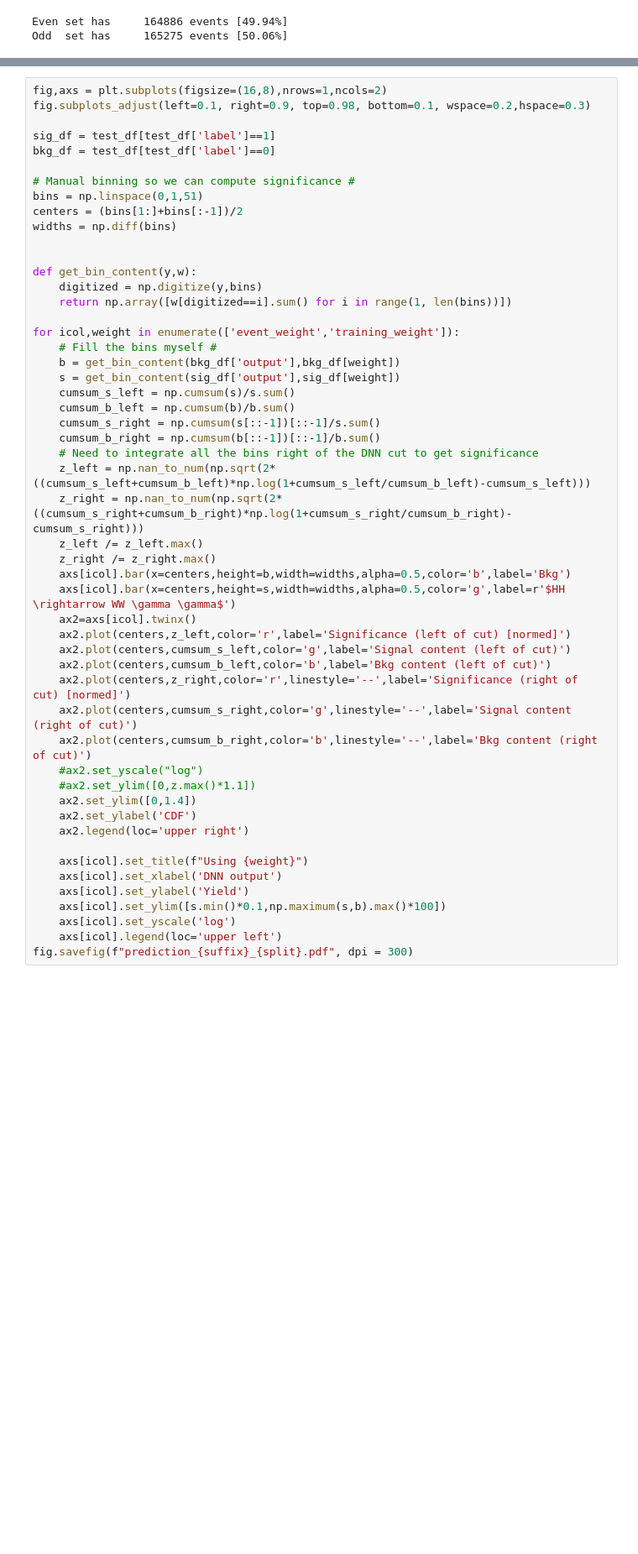
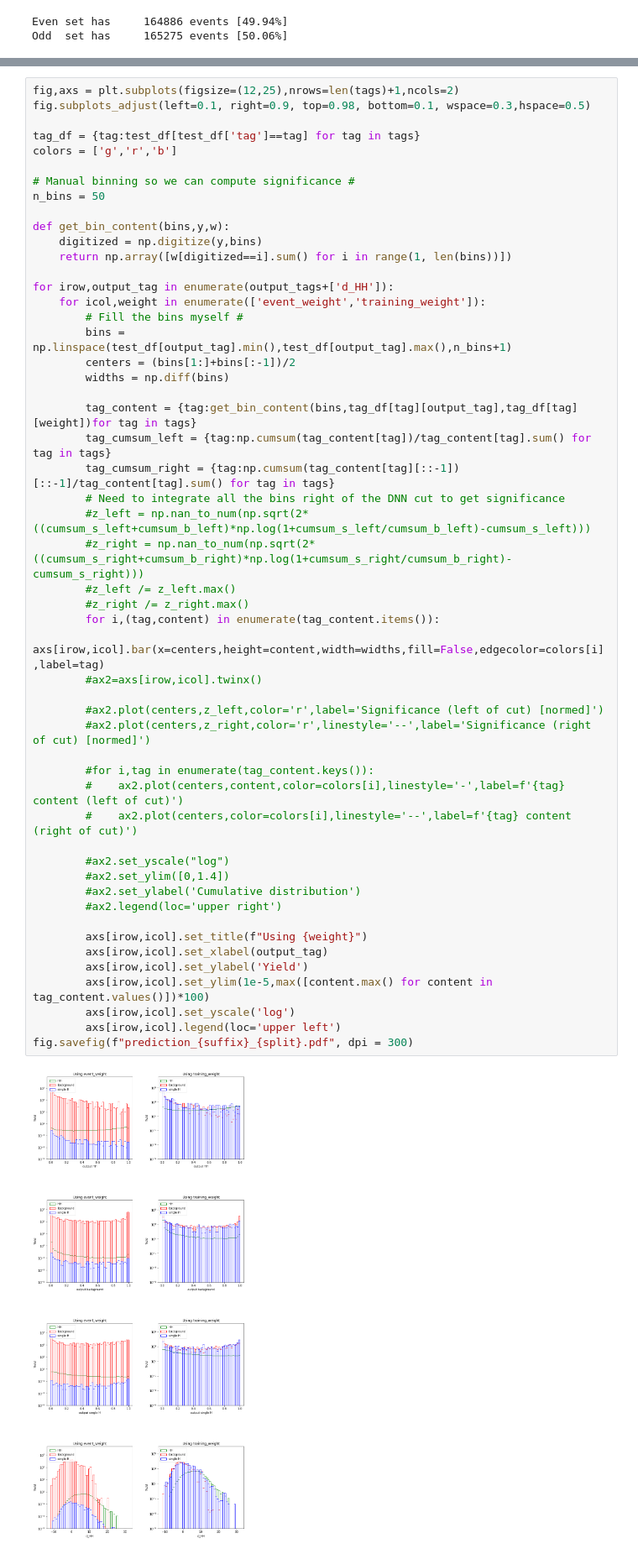
Before and after one commit to suatdonertas/DNN_HHWWGG, a Jupyter notebook: DNN.ipynb, the cells around one changed output, grey strips where cells are left out. Shown at 84% size. Drawn from its saved outputs; the diff is of its cells as text; blank space fills up the shorter version.

```diff
--- a/DNN.ipynb
+++ b/DNN.ipynb
@@ -538,55 +583,57 @@ roc.rocAndSig(y_true     = test_df['label'],
 # %%
-fig,axs = plt.subplots(figsize=(16,8),nrows=1,ncols=2)
-fig.subplots_adjust(left=0.1, right=0.9, top=0.98, bottom=0.1, wspace=0.2,hspace=0.3)
+fig,axs = plt.subplots(figsize=(12,25),nrows=len(tags)+1,ncols=2)
+fig.subplots_adjust(left=0.1, right=0.9, top=0.98, bottom=0.1, wspace=0.3,hspace=0.5)
 
-sig_df = test_df[test_df['label']==1]
-bkg_df = test_df[test_df['label']==0]
+tag_df = {tag:test_df[test_df['tag']==tag] for tag in tags}
+colors = ['g','r','b']
 
 # Manual binning so we can compute significance #
-bins = np.linspace(0,1,51)
-centers = (bins[1:]+bins[:-1])/2
-widths = np.diff(bins)
+n_bins = 50
 
-
-def get_bin_content(y,w):
+def get_bin_content(bins,y,w):
     digitized = np.digitize(y,bins)
     return np.array([w[digitized==i].sum() for i in range(1, len(bins))])
 
-for icol,weight in enumerate(['event_weight','training_weight']):
-    # Fill the bins myself #
-    b = get_bin_content(bkg_df['output'],bkg_df[weight])
-    s = get_bin_content(sig_df['output'],sig_df[weight])
-    cumsum_s_left = np.cumsum(s)/s.sum()
-    cumsum_b_left = np.cumsum(b)/b.sum()
-    cumsum_s_right = np.cumsum(s[::-1])[::-1]/s.sum()
-    cumsum_b_right = np.cumsum(b[::-1])[::-1]/b.sum()
-    # Need to integrate all the bins right of the DNN cut to get significance
-    z_left = np.nan_to_num(np.sqrt(2*((cumsum_s_left+cumsum_b_left)*np.log(1+cumsum_s_left/cumsum_b_left)-cumsum_s_left)))
-    z_right = np.nan_to_num(np.sqrt(2*((cumsum_s_right+cumsum_b_right)*np.log(1+cumsum_s_right/cumsum_b_right)-cumsum_s_right)))
-    z_left /= z_left.max()
-    z_right /= z_right.max()
-    axs[icol].bar(x=centers,height=b,width=widths,alpha=0.5,color='b',label='Bkg')
-    axs[icol].bar(x=centers,height=s,width=widths,alpha=0.5,color='g',label=r'$HH \rightarrow WW \gamma \gamma$')
-    ax2=axs[icol].twinx()
-    ax2.plot(centers,z_left,color='r',label='Significance (left of cut) [normed]')
-    ax2.plot(centers,cumsum_s_left,color='g',label='Signal content (left of cut)')
-    ax2.plot(centers,cumsum_b_left,color='b',label='Bkg content (left of cut)')
-    ax2.plot(centers,z_right,color='r',linestyle='--',label='Significance (right of cut) [normed]')
-    ax2.plot(centers,cumsum_s_right,color='g',linestyle='--',label='Signal content (right of cut)')
-    ax2.plot(centers,cumsum_b_right,color='b',linestyle='--',label='Bkg content (right of cut)')
-    #ax2.set_yscale("log")
-    #ax2.set_ylim([0,z.max()*1.1])
-    ax2.set_ylim([0,1.4])
-    ax2.set_ylabel('CDF')
-    ax2.legend(loc='upper right')
+for irow,output_tag in enumerate(output_tags+['d_HH']):
+    for icol,weight in enumerate(['event_weight','training_weight']):
+        # Fill the bins myself #
+        bins = np.linspace(test_df[output_tag].min(),test_df[output_tag].max(),n_bins+1)
+        centers = (bins[1:]+bins[:-1])/2
+        widths = np.diff(bins)
 
-    axs[icol].set_title(f"Using {weight}")
-    axs[icol].set_xlabel('DNN output')
-    axs[icol].set_ylabel('Yield')
-    axs[icol].set_ylim([s.min()*0.1,np.maximum(s,b).max()*100])
-    axs[icol].set_yscale('log')
-    axs[icol].legend(loc='upper left')
+        tag_content = {tag:get_bin_content(bins,tag_df[tag][output_tag],tag_df[tag][weight])for tag in tags}
+        tag_cumsum_left = {tag:np.cumsum(tag_content[tag])/tag_content[tag].sum() for tag in tags}
+        tag_cumsum_right = {tag:np.cumsum(tag_content[tag][::-1])[::-1]/tag_content[tag].sum() for tag in tags}
+        # Need to integrate all the bins right of the DNN cut to get significance
+        #z_left = np.nan_to_num(np.sqrt(2*((cumsum_s_left+cumsum_b_left)*np.log(1+cumsum_s_left/cumsum_b_left)-cumsum_s_left)))
+        #z_right = np.nan_to_num(np.sqrt(2*((cumsum_s_right+cumsum_b_right)*np.log(1+cumsum_s_right/cumsum_b_right)-cumsum_s_right)))
+        #z_left /= z_left.max()
+        #z_right /= z_right.max()
+        for i,(tag,content) in enumerate(tag_content.items()):
+            axs[irow,icol].bar(x=centers,height=content,width=widths,fill=False,edgecolor=colors[i],label=tag)
+        #ax2=axs[irow,icol].twinx()
+
+        #ax2.plot(centers,z_left,color='r',label='Significance (left of cut) [normed]')
+        #ax2.plot(centers,z_right,color='r',linestyle='--',label='Significance (right of cut) [normed]')
+
+        #for i,tag in enumerate(tag_content.keys()):
+        #    ax2.plot(centers,content,color=colors[i],linestyle='-',label=f'{tag} content (left of cut)')
+        #    ax2.plot(centers,color=colors[i],linestyle='--',label=f'{tag} content (right of cut)')
+
+        #ax2.set_yscale("log")
+        #ax2.set_ylim([0,1.4])
+        #ax2.set_ylabel('Cumulative distribution')
+        #ax2.legend(loc='upper right')
+
+        axs[irow,icol].set_title(f"Using {weight}")
+        axs[irow,icol].set_xlabel(output_tag)
+        axs[irow,icol].set_ylabel('Yield')
+        axs[irow,icol].set_ylim(1e-5,max([content.max() for content in tag_content.values()])*100)
+        axs[irow,icol].set_yscale('log')
+        axs[irow,icol].legend(loc='upper left')
 fig.savefig(f"prediction_{suffix}_{split}.pdf", dpi = 300)
+# %% [output]
+[figure, added]
 # %%
 # evaluate the model
 scores = model.evaluate(test_df[input_vars],
```
Also changed, not shown: parts of 20 cells of this notebook, 1 other file.
